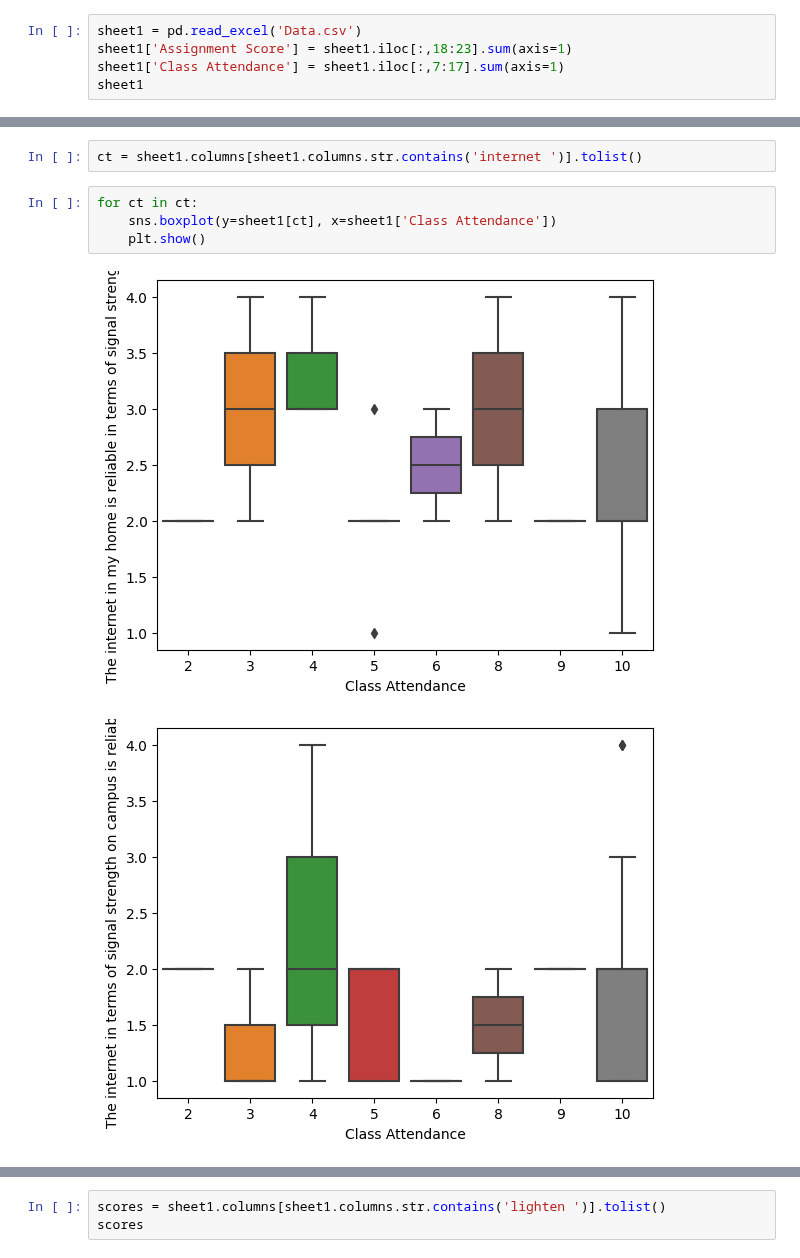
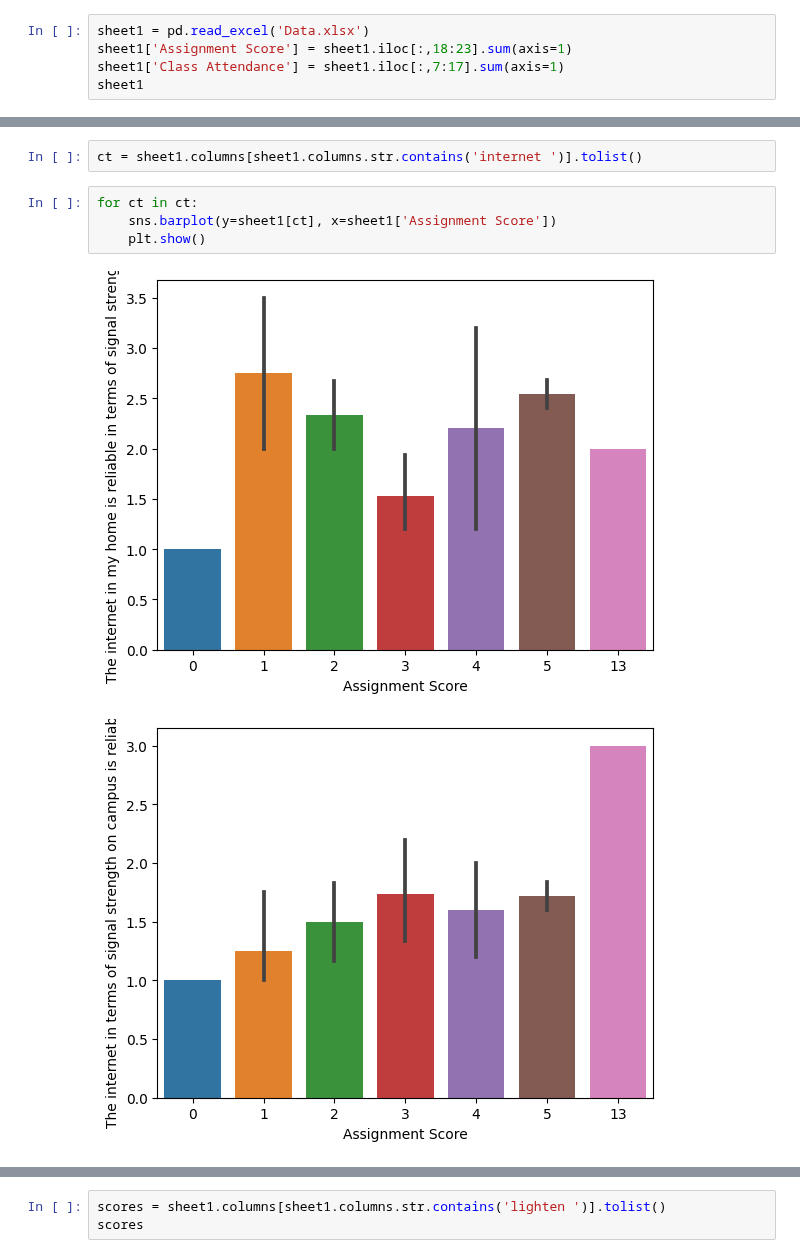
Before and after one commit to Ofori416/Student.PredictionModel, a Jupyter notebook: Student_Prediction.ipynb, the cells around one changed output, grey strips where cells are left out. Cells and saved outputs as stored; diff of their text form.

```diff
--- a/Student_Prediction.ipynb
+++ b/Student_Prediction.ipynb
@@ -36,7 +26,7 @@ Selected the following input variables for my hybrid model:
 # Output Variable:
 The output variable is the predicted student performance, represented as a binary classification (e.g., high-performing or low-performing) or a multi-class classification (e.g., grades A, B, C, D, or F).
 # %%
-sheet1 = pd.read_excel('Data.csv')
+sheet1 = pd.read_excel('Data.xlsx')
 sheet1['Assignment Score'] = sheet1.iloc[:,18:23].sum(axis=1)
 sheet1['Class Attendance'] = sheet1.iloc[:,7:17].sum(axis=1)
 sheet1
@@ -178,8 +179,8 @@ for ct in ct:
 ct = sheet1.columns[sheet1.columns.str.contains('internet ')].tolist()
 # %%
 for ct in ct:
-    sns.boxplot(y=sheet1[ct], x=sheet1['Class Attendance'])
+    sns.barplot(y=sheet1[ct], x=sheet1['Assignment Score'])
     plt.show()
 # %% [output]
-[figure, old version]
+[figure, new version]
-[figure, old version]
+[figure, new version]
```
Also changed, not shown: parts of 123 cells of this notebook.
